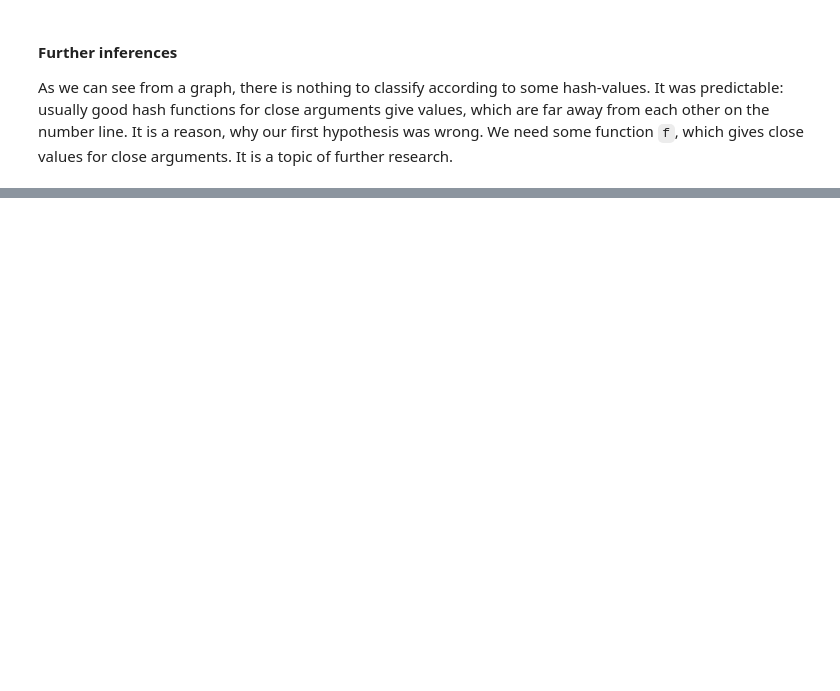
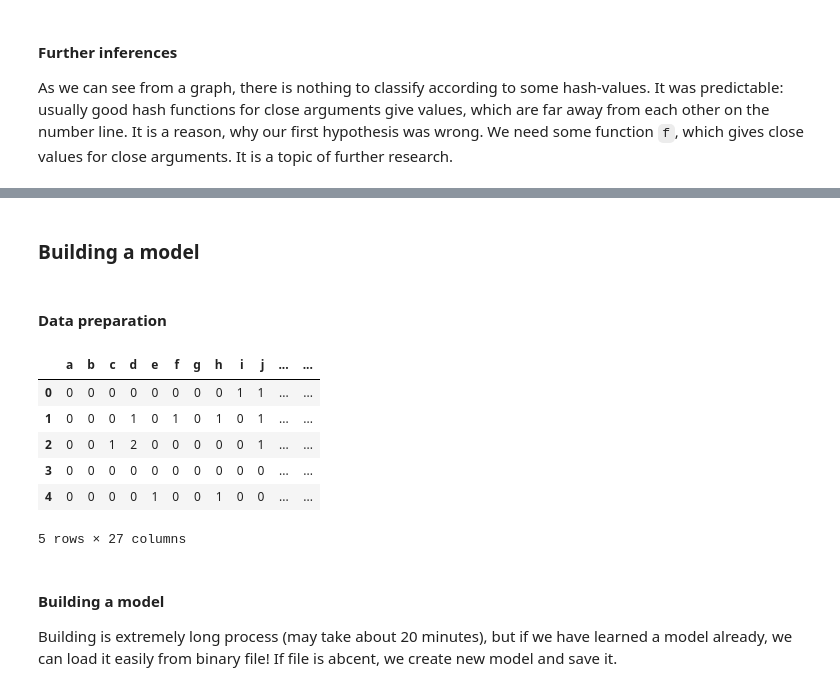
Before and after one commit to GeorgyFirsov/Decrypt, a Jupyter notebook: Main.ipynb, the cells around one changed output, grey strips where cells are left out. Drawn from its saved outputs; the diff is of its cells as text; code cells hidden in the pictures; blank space fills up the shorter version.

```diff
--- a/Main.ipynb
+++ b/Main.ipynb
@@ -259,0 +343,17 @@ As we can see from a graph, there is nothing to classify according to some hash-
+# %% [markdown]
+### Building a model
+# %% [markdown]
+#### Data preparation
+# %%
+# It is a table we will work with
+
+df = data_frame.drop('Word', axis=1)
+df.head()
+# %% [output]
+|  | a | b | c | d | e | f | g | h | i | j | ... | ... |
+| 0 | 0 | 0 | 0 | 0 | 0 | 0 | 0 | 0 | 1 | 1 | ... | ... |
+| 1 | 0 | 0 | 0 | 1 | 0 | 1 | 0 | 1 | 0 | 1 | ... | ... |
+| 2 | 0 | 0 | 1 | 2 | 0 | 0 | 0 | 0 | 0 | 1 | ... | ... |
+| 3 | 0 | 0 | 0 | 0 | 0 | 0 | 0 | 0 | 0 | 0 | ... | ... |
+| 4 | 0 | 0 | 0 | 0 | 1 | 0 | 0 | 1 | 0 | 0 | ... | ... |
+5 rows × 27 columns
@@ -259,0 +365,4 @@ As we can see from a graph, there is nothing to classify according to some hash-
+# %% [markdown]
+#### Building a model
+
+Building is extremely long process (may take about 20 minutes), but if we have learned a model already, we can load it easily from binary file! If file is abcent, we create new model and save it.
```
Also changed, not shown: parts of 36 cells of this notebook, 18 other files.
